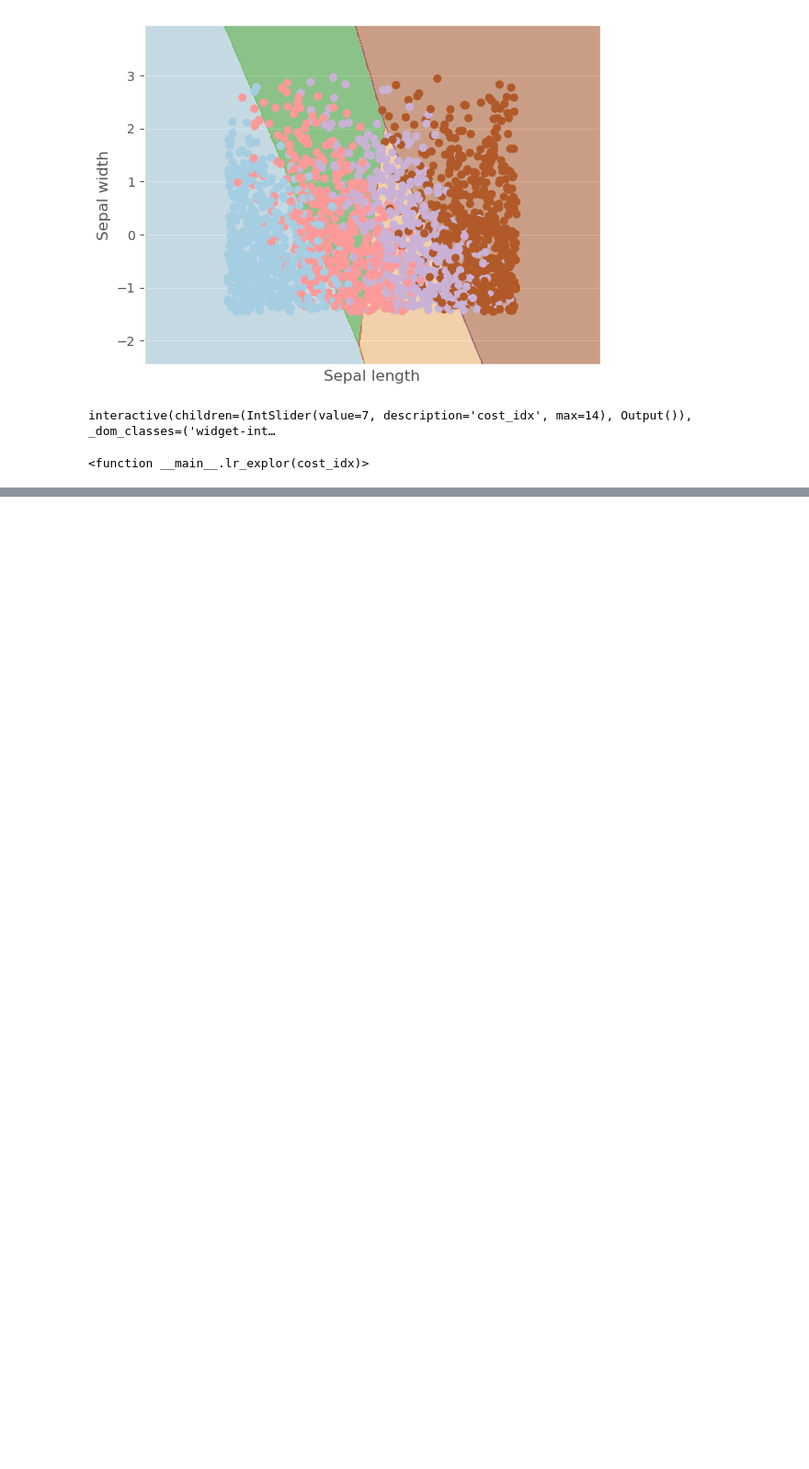
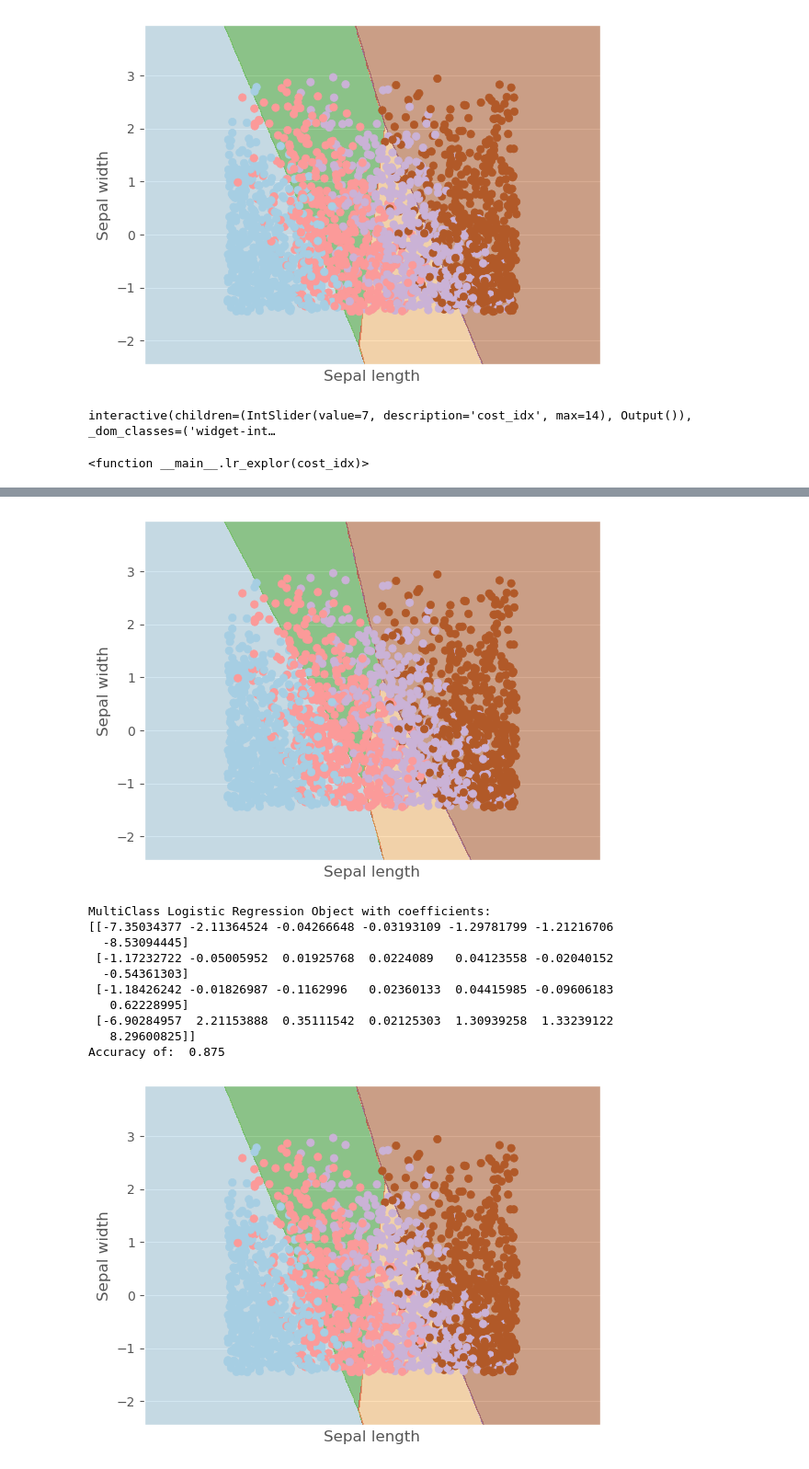
Before and after one commit to ephraim888sun/ML7324_Extending_-Logistic_Regression, a Jupyter notebook: LogisticRegressionProj3.ipynb, the cells around one changed output, grey strips where cells are left out. Shown at 92% size. Drawn from its saved outputs; the diff is of its cells as text; code cells hidden in the pictures; blank space fills up the shorter version.

Commit message:
Added the multiclassclassifier

```diff
--- a/LogisticRegressionProj3.ipynb
+++ b/LogisticRegressionProj3.ipynb
@@ -659,6 +703,9 @@ Accuracy of:  0.4275
 # %%time
 
 class StochasticLogisticRegression(BinaryLogisticRegression):
+    def __init__(self, eta, iterations=20, C=0.0001, regularization=None):
+        super().__init__(eta, iterations, C)
+        self.regularization = regularization
     # stochastic gradient calculation
     def _get_gradient(self,X,y):
 
@@ -669,19 +716,25 @@ class StochasticLogisticRegression(BinaryLogisticRegression):
 
         ydiff = y[idxs]-self.predict_proba(X[idxs],add_bias=False).ravel() # get y difference (now scalar)
         gradient = np.mean(X[idxs] * ydiff[:,np.newaxis], axis=0) # make ydiff a column vector and multiply through
-
         gradient = gradient.reshape(self.w_.shape)
-        gradient[1:] += -2 * self.w_[1:] * self.C
+        #add in the regularization options with C and regularization type
+        if self.regularization == 'L1':
+            gradient[1:] += np.sign(self.w_[1:]) * self.C
+        elif self.regularization == 'L2':
+            gradient[1:] += -2 * self.w_[1:] * self.C
+        elif self.regularization == 'L1L2':
+            gradient[1:] += -self.w_[1:] * self.C + 0.5 * np.sign(self.w_[1:]) * self.C
+        # gradient[1:] += -2 * self.w_[1:] * self.C
 
         return gradient
 
 
 slr = StochasticLogisticRegression(eta=0.01, iterations=300, C=0.001) # take a lot more steps!!
 
-slr.fit(X_train,y_train)
+slr.fit(X_train_binary,y_train_binary)
 
-yhat = slr.predict(X_test)
+yhat = slr.predict(X_test_binary)
 print(slr)
-print('Accuracy of: ',accuracy_score(y_test,yhat))
+print('Accuracy of: ',accuracy_score(y_test_binary,yhat))
 # %% [output]
 Binary Logistic Regression Object with coefficients:
@@ -811,12 +866,13 @@ Wall time: 71.7 ms
 class MultiClassLogisticRegression:
     def __init__(self, eta, iterations=20,
                  C=0.0001,
-                 solver=BFGSBinaryLogisticRegression):
+                 solver=BFGSBinaryLogisticRegression,regularization=None):
         self.eta = eta
         self.iters = iterations
         self.C = C
         self.solver = solver
         self.classifiers_ = []
+        self.regularization=regularization
         # internally we will store the weights as self.w_ to keep with sklearn conventions
 
     def __str__(self):
@@ -834,7 +890,7 @@ class MultiClassLogisticRegression:
             y_binary = np.array(y==yval).astype(int) # create a binary problem
             # train the binary classifier for this class
 
-            hblr = self.solver(eta=self.eta,iterations=self.iters,C=self.C)
+            hblr = self.solver(eta=self.eta,iterations=self.iters,C=self.C,regularization=self.regularization)
             hblr.fit(X,y_binary)
 
             # add the trained classifier to the list
@@ -853,26 +909,52 @@ class MultiClassLogisticRegression:
     def predict(self,X):
         return self.unique_[np.argmax(self.predict_proba(X),axis=1)] # take argmax along row
 
-
+feature1 = list(df.columns).index('ram')
+feature2 = list(df.columns).index('px_height')
+# lr = LogisticRegression(0.01,6000) # this is still OUR LR implementation, not sklearn
+# plot_decision_boundaries(lr,X,y,feature1,feature2)
 lr = MultiClassLogisticRegression(eta=1.0,
                                   iterations=4,
                                   C=0.01,
-                                  solver=BFGSBinaryLogisticRegression
+                                  solver=BFGSBinaryLogisticRegression,
+                                  regularization="L1L2"
                                  )
 lr.fit(X_train,y_train)
 print(lr)
-
 yhat = lr.predict(X_test)
 print('Accuracy of: ',accuracy_score(y_test,yhat))
+plot_decision_boundaries(lr,X,y,feature1,feature2)
+
+
 lr = MultiClassLogisticRegression(eta=1.0,
                                   iterations=5,
                                   C=0.001,
-                                  solver=HessianBinaryLogisticRegression
+                                  solver=HessianBinaryLogisticRegression, regularization="L1L2"
                                  )
 lr.fit(X_train,y_train)
 print(lr)
-
 yhat = lr.predict(X_test)
 print('Accuracy of: ',accuracy_score(y_test,yhat))
+plot_decision_boundaries(lr,X,y,feature1,feature2)
+
+
+lr = MultiClassLogisticRegression(eta=1.0,iterations=5,C=0.001,solver=VectorBinaryLogisticRegression, regularization="L1L2")
+lr.fit(X_train,y_train)
+print(lr)
+yhat = lr.predict(X_test)
+print('Accuracy of: ',accuracy_score(y_test,yhat))
+plot_decision_boundaries(lr,X,y,feature1,feature2)
+
+
+lr = MultiClassLogisticRegression(eta=1.0,
+                                  iterations=5,
+                                  C=0.001,
+                                  solver=StochasticLogisticRegression, regularization="L1L2"
+                                 )
+lr.fit(X_train,y_train)
+print(lr)
+yhat = lr.predict(X_test)
+print('Accuracy of: ',accuracy_score(y_test,yhat))
+plot_decision_boundaries(lr,X,y,feature1,feature2)
 # %% [output]
 MultiClass Logistic Regression Object with coefficients:
@@ -897,0 +970,12 @@ Accuracy of:  0.8125
+[figure, added]
+MultiClass Logistic Regression Object with coefficients:
+[[-7.35034377 -2.11364524 -0.04266648 -0.03193109 -1.29781799 -1.21216706
+  -8.53094445]
+ [-1.17232722 -0.05005952  0.01925768  0.0224089   0.04123558 -0.02040152
+  -0.54361303]
+ [-1.18426242 -0.01826987 -0.1162996   0.02360133  0.04415985 -0.09606183
+   0.62228995]
+ [-6.90284957  2.21153888  0.35111542  0.02125303  1.30939258  1.33239122
+   8.29600825]]
+Accuracy of:  0.875
+[figure, added]
```
Also changed, not shown: parts of 13 cells of this notebook.
